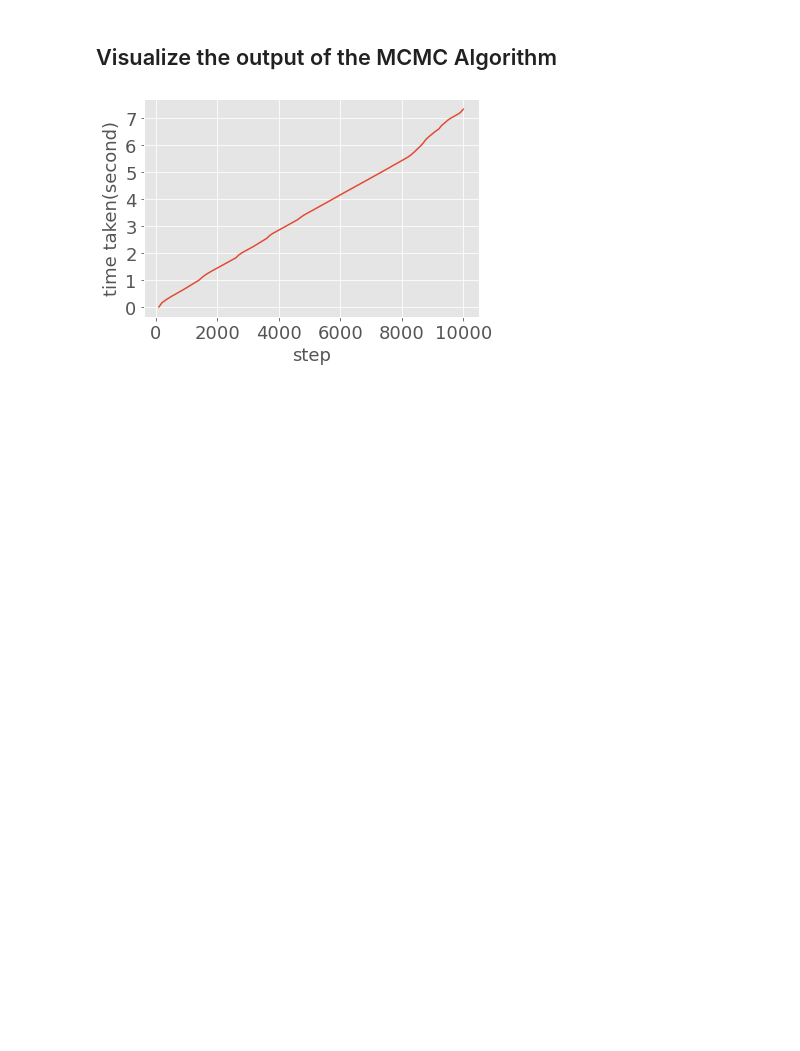
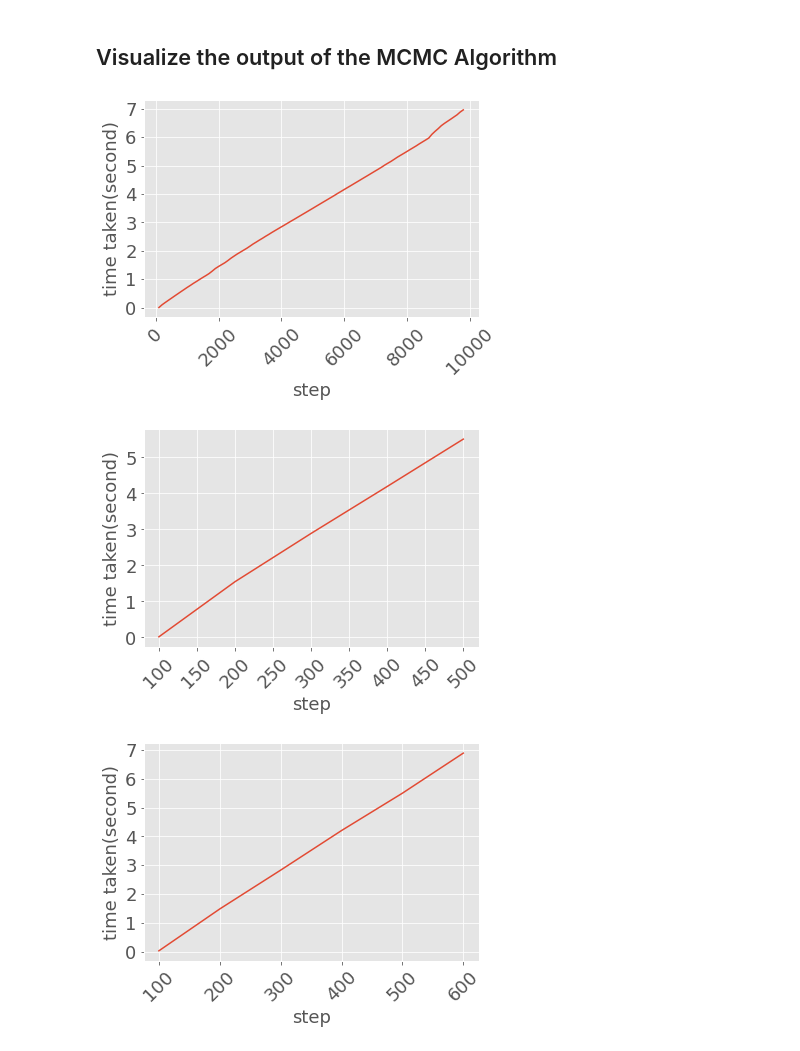
Before and after one commit to pjdunne/MResMCMC2023, a Jupyter notebook: Examples_Dian.ipynb, the cells around one changed output. Drawn from its saved outputs; the diff is of its cells as text; code cells hidden in the pictures; blank space fills up the shorter version.

```diff
--- a/Examples_Dian.ipynb
+++ b/Examples_Dian.ipynb
@@ -28,7 +28,7 @@ GMM_Likeli_2D_2com = Likeli_GMM_mus(Dataset=GMM_data_2D_2com.noisy_Dataset, Sigm
 # %%
 from MCMC_DianZhang.Dian_MCMC.MetropolisHastingMCMC.MHMC import MHMC
 from MCMC_DianZhang.Dian_MCMC.MetropolisHastingMCMC.ProposalDistributions import  GaussianProposalDistribution
-steps = 10000
+steps = 100000
 Prop_G = GaussianProposalDistribution(sd=0.10, Dim=GMM_Likeli_2D_2com.n_dimensions*GMM_Likeli_2D_2com.n_components)
 MHMC_GMM_2D_2com = MHMC(rho=GMM_Likeli_2D_2com.calculate_log_likelihoods, log_likelihood=True)
 Res_G = MHMC_GMM_2D_2com.generate(
@@ -36,20 +36,32 @@ Res_G = MHMC_GMM_2D_2com.generate(
     qProb=Prop_G.log_qProb,
     qSamp=Prop_G.qSample,
     steps=steps,
-    OutputRunTime=100
+    OutputRunTime=100,
+    MaxTime=7
     )
 # %%
-from MCMC_DianZhang.Dian_MCMC.MetropolisHastingMCMC.ProposalDistributions import HamiltonianProposalDistribution
+from MCMC_DianZhang.Dian_MCMC.MetropolisHastingMCMC.ProposalDistributions import HamiltonianProposalFunction, HamiltonianProposalFunction_vec
 
-steps = 10000
-Prop_H = HamiltonianProposalDistribution(rho = GMM_Likeli_2D_2com.calculate_log_likelihoods, epsilon=0.01, L=5, log_likelihood=True)
+Prop_H = HamiltonianProposalFunction(rho = GMM_Likeli_2D_2com.calculate_log_likelihoods, epsilon=0.01, L=5, log_likelihood=True)
 MHMC_GMM_2D_2com_H = MHMC(rho=Prop_H.U, log_likelihood=True)
 Res_H = MHMC_GMM_2D_2com_H.generate(
-    theta0=[0 for _ in range(GMM_Likeli_2D_2com.n_dimensions*GMM_Likeli_2D_2com.n_components)],
+    theta0=[0.0 for _ in range(GMM_Likeli_2D_2com.n_dimensions*GMM_Likeli_2D_2com.n_components)],
     qProb=Prop_H.log_qProb,
     qSamp=Prop_H.qSample,
     steps=steps,
-    OutputRunTime=100
+    OutputRunTime=100,
+    MaxTime=7
 )
+# %%
+Prop_H_MT = HamiltonianProposalFunction_vec(rho = GMM_Likeli_2D_2com.calculate_log_likelihoods, epsilon=0.01, L=5, log_likelihood=True)
+MHMC_GMM_2D_2com_H = MHMC(rho=Prop_H_MT.U, log_likelihood=True)
+Res_H_MT = MHMC_GMM_2D_2com_H.generate(
+    theta0=[0.0 for _ in range(GMM_Likeli_2D_2com.n_dimensions*GMM_Likeli_2D_2com.n_components)],
+    qProb=Prop_H_MT.log_qProb,
+    qSamp=Prop_H_MT.qSample,
+    steps=steps,
+    OutputRunTime=100,
+    MaxTime=7
+)
 # %% [markdown]
 ## Visualize the output of the MCMC Algorithm
@@ -58,13 +68,17 @@ Res = Res_G
 # %%
-with plt.style.context("ggplot"):
-    plt.plot([100*i for i in range(1, int(steps/100)+1)], Res["Run_Times"])
-    plt.ylabel("time taken(second)", fontsize=18)
-    plt.yticks(fontsize=18)
-    plt.xlabel("step", fontsize=18)
-    plt.xticks(fontsize=18)
-    plt.show()
+for Res in [Res_G, Res_H, Res_H_MT]:
+    with plt.style.context("ggplot"):
+        plt.plot([100*i for i in range(1, len(Res["Run_Times"])+1)], Res["Run_Times"])
+        plt.ylabel("time taken(second)", fontsize=18)
+        plt.yticks(fontsize=18)
+        plt.xticks(rotation=45)
+        plt.xlabel("step", fontsize=18)
+        plt.xticks(fontsize=18)
+        plt.show()
 # %% [output]
-[figure, old version]
+[figure, new version]
+[figure, added]
+[figure, added]
 # %%
 import numpy as np
 
```
Also changed, not shown: parts of 13 cells of this notebook, 2 other files.
